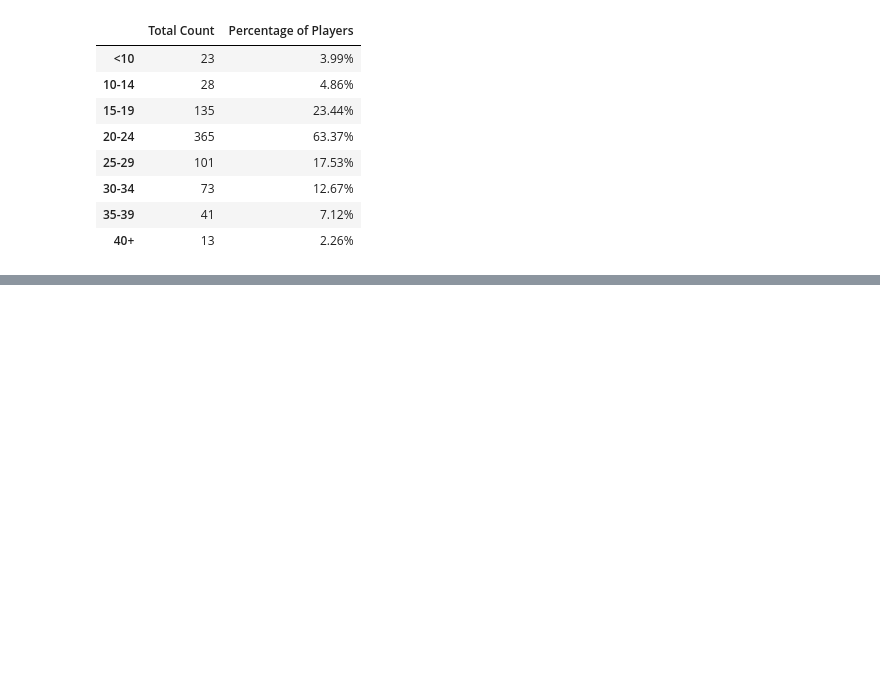
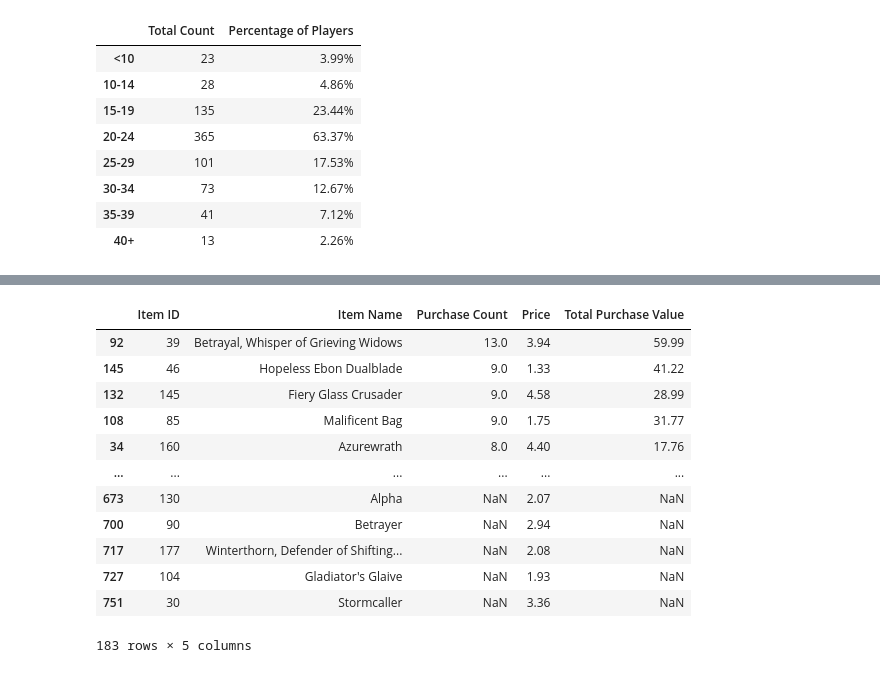
Before and after one commit to michael-grad/pandas-challenge, a Jupyter notebook: HeroesOfPymoliAnalysis.ipynb, the cells around one changed output, grey strips where cells are left out. Drawn from its saved outputs; the diff is of its cells as text; code cells hidden in the pictures; blank space fills up the shorter version.

```diff
--- a/HeroesOfPymoliAnalysis.ipynb
+++ b/HeroesOfPymoliAnalysis.ipynb
@@ -220,0 +335,65 @@ summary_df
+# %%
+#NINTH CELL
+# Most Popular Items by Purchase Count
+#Item ID
+#Item Name
+#Purchase Count
+#Item Price
+#Total Purchase Value
+
+# Find count of items purchased
+popular_items_df = raw_data_df.groupby("Item ID").count()
+popular_items_df
+
+# Find total purchase value
+#pop_items_TPV_df = raw_data_df.groupby("Item ID").sum()
+pop_items_TPV_df = raw_data_df[["Item ID", "Price"]].groupby("Item ID").sum()
+pop_items_TPV_df
+
+# Create datafraem with just item id, item name, and price
+item_name_df = raw_data_df[["Item ID", "Item Name", "Price"]]
+item_name_df = item_name_df.drop_duplicates()
+item_name_df
+
+
+# Combine data frome popular_items_df, pop_items_TPV_df, item_name_df into 1 dataframe
+most_popular_items_df = item_name_df
+
+most_popular_items_df["Purchase Count"] = pd.DataFrame(popular_items_df["Age"])
+#most_popular_items_df = most_popular_items_df.rename(columns={"Age": "Purchase Count"})
+
+#most_popular_items_df["Item Name"] = item_name_df["Item Name"]
+most_popular_items_df["Total Purchase Value"] = pop_items_TPV_df["Price"]
+
+# Reorder columns
+most_popular_items_df = most_popular_items_df[["Item ID", "Item Name", "Purchase Count", "Price", "Total Purchase Value"]]
+most_popular_items_df
+
+# Resort Descending by Purchase Count
+most_popular_items_df = most_popular_items_df.sort_values(["Purchase Count"], ascending=False)
+most_popular_items_df
+
+
+#df.sort_values(['a', 'b'], ascending=[True, False])
+# DEBUG - Item name for Item ID 178 is NaN.  Why??? How to fix???
+# DEBUG - Purchase Count = NaN for many
+# DEBUG - Results do not match starter code
+
+
+
+#DEBUG!! group by not working
+#most_popular_items_df = most_popular_items_df.groupby("Item ID")
+# %% [output]
+|  | Item ID | Item Name | Purchase Count | Price | Total Purchase Value |
+| 92 | 39 | Betrayal, Whisper of Grieving Widows | 13.0 | 3.94 | 59.99 |
+| 145 | 46 | Hopeless Ebon Dualblade | 9.0 | 1.33 | 41.22 |
+| 132 | 145 | Fiery Glass Crusader | 9.0 | 4.58 | 28.99 |
+| 108 | 85 | Malificent Bag | 9.0 | 1.75 | 31.77 |
+| 34 | 160 | Azurewrath | 8.0 | 4.40 | 17.76 |
+| ... | ... | ... | ... | ... | ... |
+| 673 | 130 | Alpha | NaN | 2.07 | NaN |
+| 700 | 90 | Betrayer | NaN | 2.94 | NaN |
+| 717 | 177 | Winterthorn, Defender of Shifting... | NaN | 2.08 | NaN |
+| 727 | 104 | Gladiator's Glaive | NaN | 1.93 | NaN |
+| 751 | 30 | Stormcaller | NaN | 3.36 | NaN |
+183 rows × 5 columns
```
Also changed, not shown: parts of 10 cells of this notebook, 1 other file.
